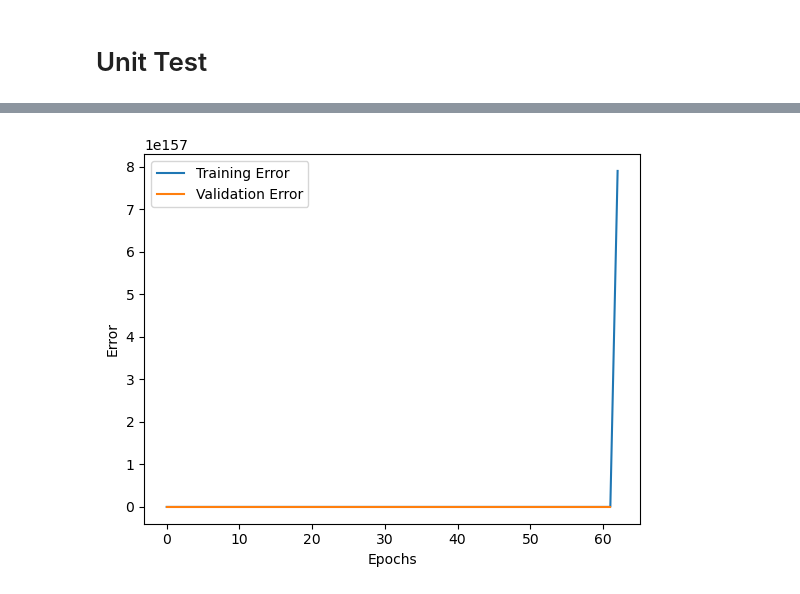
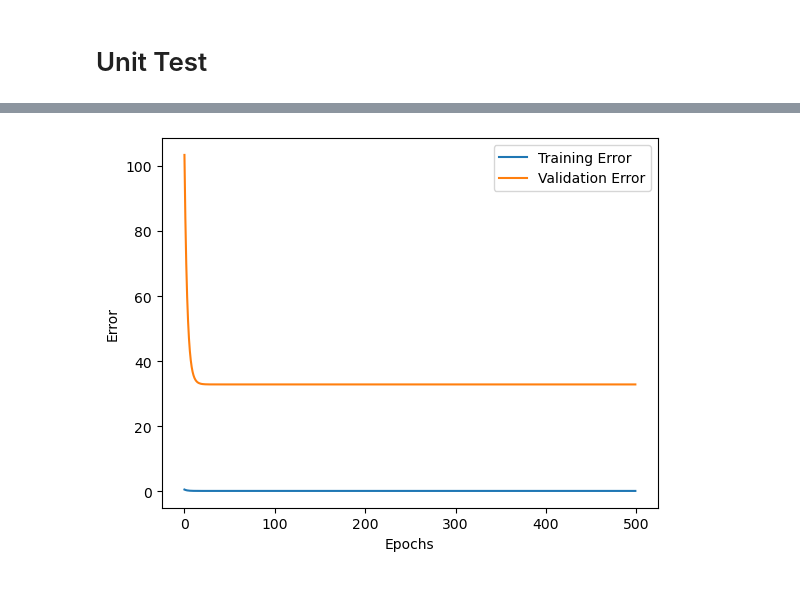
Before and after one commit to AlbertoMontanelli/Machine-Learning, a Jupyter notebook: neural_network.ipynb, the cells around one changed output, grey strips where cells are left out. Drawn from its saved outputs; the diff is of its cells as text; code cells hidden in the pictures.

```diff
--- a/neural_network.ipynb
+++ b/neural_network.ipynb
@@ -191,9 +191,16 @@ class Layer:
         return output
 
 
-    def backward_layer(self, d_Ep, learning_rate):
+    def backward_layer(self, d_Ep, learning_rate, Lambda, reg_type):
         delta = d_Ep * self.activation_derivative(self.net) # loss gradient
-        self.weights += learning_rate * np.dot(self.input.T, delta) # learning rule for the weights
+        if (reg_type=='tikhonov'):
+            self.weights += learning_rate * np.dot(self.input.T, delta) - Lambda*self.weights # learning rule - tikhonov regularization
+        elif (reg_type=='lasso'):
+            self.weights += learning_rate * np.dot(self.input.T, delta) - Lambda*np.sign(self.weights) # learning rule - lasso regularization
+        elif (reg_type=='elastic'):
+            self.weights += learning_rate * np.dot(self.input.T, delta) - Lambda*self.weights - Lambda*np.sign(self.weights) # learning rule:
+                                                                                                                             # lasso + tikhonov
+                                                                                                                             # regularization
         self.biases += learning_rate * np.sum(delta, axis = 0, keepdims = True) # learning rule for the biases
         sum_delta_weights = np.dot(delta, self.weights.T) # loss gradient for hidden layer
         return sum_delta_weights
@@ -281,16 +288,16 @@ class NeuralNetwork:
             input = layer.forward_layer(input)
         return input
 
-    def backward(self, d_Ep, learning_rate):
+    def backward(self, d_Ep, learning_rate, Lambda, reg_type):
         for layer in reversed(self.layers):
-            d_Ep = layer.backward_layer(d_Ep, learning_rate)
+            d_Ep = layer.backward_layer(d_Ep, learning_rate, Lambda, reg_type)
 
     def reinitialize_weights(self):
         for layer in self.layers:
             layer.initialize_weights()
 
 
-    def train(self, x_train, target_train, x_val, target_val, epochs, learning_rate, loss_function, loss_function_derivative, batch_size):
+    def train(self, x_train, target_train, x_val, target_val, epochs, learning_rate, Lambda, reg_type, loss_function, loss_function_derivative, batch_size):
         train_error_epoch = np.zeros(epochs)
         val_error_epoch = np.zeros(epochs)
 
@@ -298,13 +305,13 @@ class NeuralNetwork:
             epoch_tr_loss = 0
             epoch_val_loss = 0
 
-            """
+
             # Shuffle training data
             train_indices = np.arange(x_train.shape[0])
             np.random.shuffle(train_indices)
             x_train = x_train[train_indices]
             target_train = target_train[train_indices]
-            """
+
 
             # Mini-batch processing, if batch_size=1 we get the online version
             for i in range(0, x_train.shape[0], batch_size):
@@ -320,7 +327,7 @@ class NeuralNetwork:
                 epoch_tr_loss += np.sum(loss)
 
                 # Backward pass
-                self.backward(loss_gradient, learning_rate)
+                self.backward(loss_gradient, learning_rate, Lambda, reg_type)
 
             # Validation
             val_predictions = self.forward(x_val)
@@ -334,7 +341,7 @@ class NeuralNetwork:
         return train_error_epoch, val_error_epoch
 
 
-    def k_fold_cross_validation(self, x_tot, target, K, epochs, learning_rate, loss_function, loss_function_derivative, batch_size):
+    def k_fold_cross_validation(self, x_tot, target, K, epochs, learning_rate, Lambda, reg_type, loss_function, loss_function_derivative, batch_size):
         num_samples = x_tot.shape[0]
         fold_size = num_samples // K # if K=1 we get the hold-out validation
 
@@ -349,7 +356,7 @@ class NeuralNetwork:
             x_train, target_train = x_tot[train_indices], target[train_indices]
             x_val, target_val = x_tot[val_indices], target[val_indices]
             train_error_epoch, val_error_epoch = self.train(
-            x_train, target_train, x_val, target_val, epochs, learning_rate, loss_function, loss_function_derivative, batch_size
+            x_train, target_train, x_val, target_val, epochs, learning_rate, Lambda, reg_type, loss_function, loss_function_derivative, batch_size
             )
             return train_error_epoch, val_error_epoch
 
@@ -372,7 +379,7 @@ class NeuralNetwork:
 
             # Train on the current fold
             train_error_epoch, val_error_epoch = self.train(
-            x_train, target_train, x_val, target_val, epochs, learning_rate, loss_function, loss_function_derivative, batch_size
+            x_train, target_train, x_val, target_val, epochs, learning_rate, Lambda, reg_type, loss_function, loss_function_derivative, batch_size
             )
 
             # Accumulate errors for averaging, we have the errors for each epoch summed for all the folds
@@ -396,8 +403,8 @@ class NeuralNetwork:
 #test
 np.random.seed(42)
 
-x_tot = np.random.rand(100, 3)
-target = np.random.rand(100, 2)
+x_tot = np.random.rand(1000, 3)
+target = np.random.rand(1000, 2)
 
 layer_one = Layer(3, 2, linear, d_linear)
 layer_two = Layer(2, 2, linear, d_linear)
@@ -409,13 +416,12 @@ NN.add_layer(layer_two)
 # Parametri di training
 K = 5
 epochs = 500
-learning_rate = 0.01
-batch_size = 32
+learning_rate = 0.0001
+Lambda = 0.1
+batch_size = 50
 
 # Cross-validation
-train_error, val_error = NN.k_fold_cross_validation(
-    x_tot, target, K, epochs, learning_rate, mean_squared_error, d_mean_squared_error, batch_size
-)
+train_error, val_error = NN.k_fold_cross_validation(x_tot, target, K, epochs, learning_rate, Lambda, 'elastic', mean_squared_error, d_mean_squared_error, batch_size)
 
 # Plot degli errori
 import matplotlib.pyplot as plt
@@ -452 +453 @@ Epoch 500/500, Avg Training Loss: nan, Avg Validation Loss: nan
-[figure, old version]
+[figure, new version]
```
Also changed, not shown: parts of 1 cell of this notebook.
